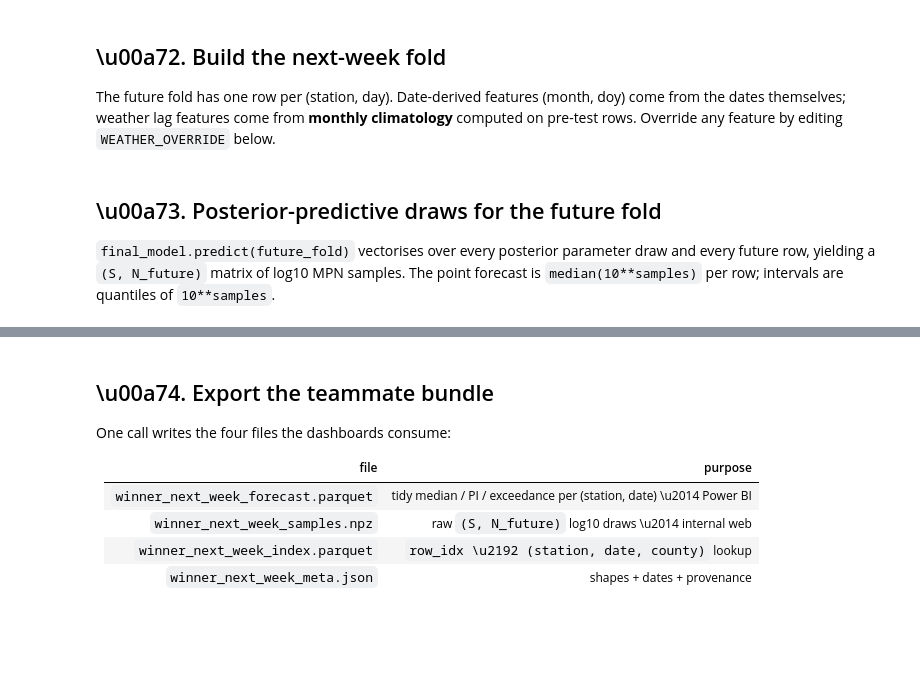
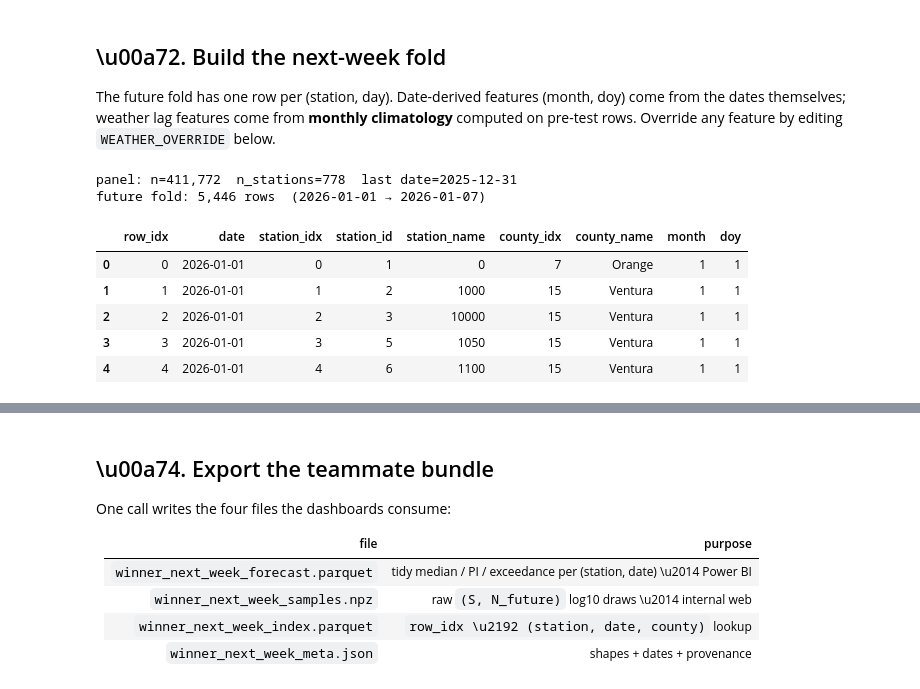
Before and after one commit to SatrunsDream/DataTide, a Jupyter notebook: notebooks/modeling/predict.ipynb, the cells around one changed output, grey strips where cells are left out. Saved outputs shown, nothing was run; the diff lists cells and outputs as text; code cells hidden in the pictures; blank space fills up the shorter version.

Commit message:
built model

```diff
--- a/notebooks/modeling/predict.ipynb
+++ b/notebooks/modeling/predict.ipynb
@@ -89,27 +226,34 @@ editing `WEATHER_OVERRIDE` below.
 # %%
 HORIZON_DAYS    = 7
 START_DATE      = None            # None = day after last panel date; set to "YYYY-MM-DD" to force
 WEATHER_OVERRIDE: dict[str, np.ndarray] | None = None   # e.g. {"rain_24h_mm": np.full(N, 2.0)}
 
 bundle = load_panel()
 print(f"panel: n={len(bundle.y_log):,}  n_stations={bundle.n_stations}  "
       f"last date={str(np.datetime64(bundle.date_min) + np.timedelta64(int(bundle.t_idx.max()), 'D'))[:10]}")
 
 clim = compute_climatology(bundle, use_rows=(bundle.cv_val_year >= 0))
+
+# Carry the pre-2024 slice through on the train side so, for baseline winners,
+# `final_model.predict(future_fold)` still has the right design reference
+# (Bayesian winners ignore the train side \u2014 harmless either way).
 future_fold, future_index = build_future_fold(
     bundle,
     start_date=START_DATE,
     horizon_days=HORIZON_DAYS,
     climatology=clim,
     weather_override=WEATHER_OVERRIDE,
+    training_mask=(bundle.cv_val_year >= 0),
 )
 print(f"future fold: {len(future_index):,} rows  "
       f"({future_index['date'].min().date()} \u2192 {future_index['date'].max().date()})")
 future_index.head()
+# %% [output]
+panel: n=411,772  n_stations=778  last date=2025-12-31
+future fold: 5,446 rows  (2026-01-01 → 2026-01-07)
+|  | row_idx | date | station_idx | station_id | station_name | county_idx | county_name | month | doy |
+| 0 | 0 | 2026-01-01 | 0 | 1 | 0 | 7 | Orange | 1 | 1 |
+| 1 | 1 | 2026-01-01 | 1 | 2 | 1000 | 15 | Ventura | 1 | 1 |
+| 2 | 2 | 2026-01-01 | 2 | 3 | 10000 | 15 | Ventura | 1 | 1 |
+| 3 | 3 | 2026-01-01 | 3 | 5 | 1050 | 15 | Ventura | 1 | 1 |
+| 4 | 4 | 2026-01-01 | 4 | 6 | 1100 | 15 | Ventura | 1 | 1 |
-# %% [markdown]
-## \u00a73. Posterior-predictive draws for the future fold
-
-`final_model.predict(future_fold)` vectorises over every posterior parameter
-draw and every future row, yielding a `(S, N_future)` matrix of log10 MPN
-samples. The point forecast is `median(10**samples)` per row; intervals are
-quantiles of `10**samples`.
```
Also changed, not shown: parts of 12 cells of this notebook, 9 other files.
